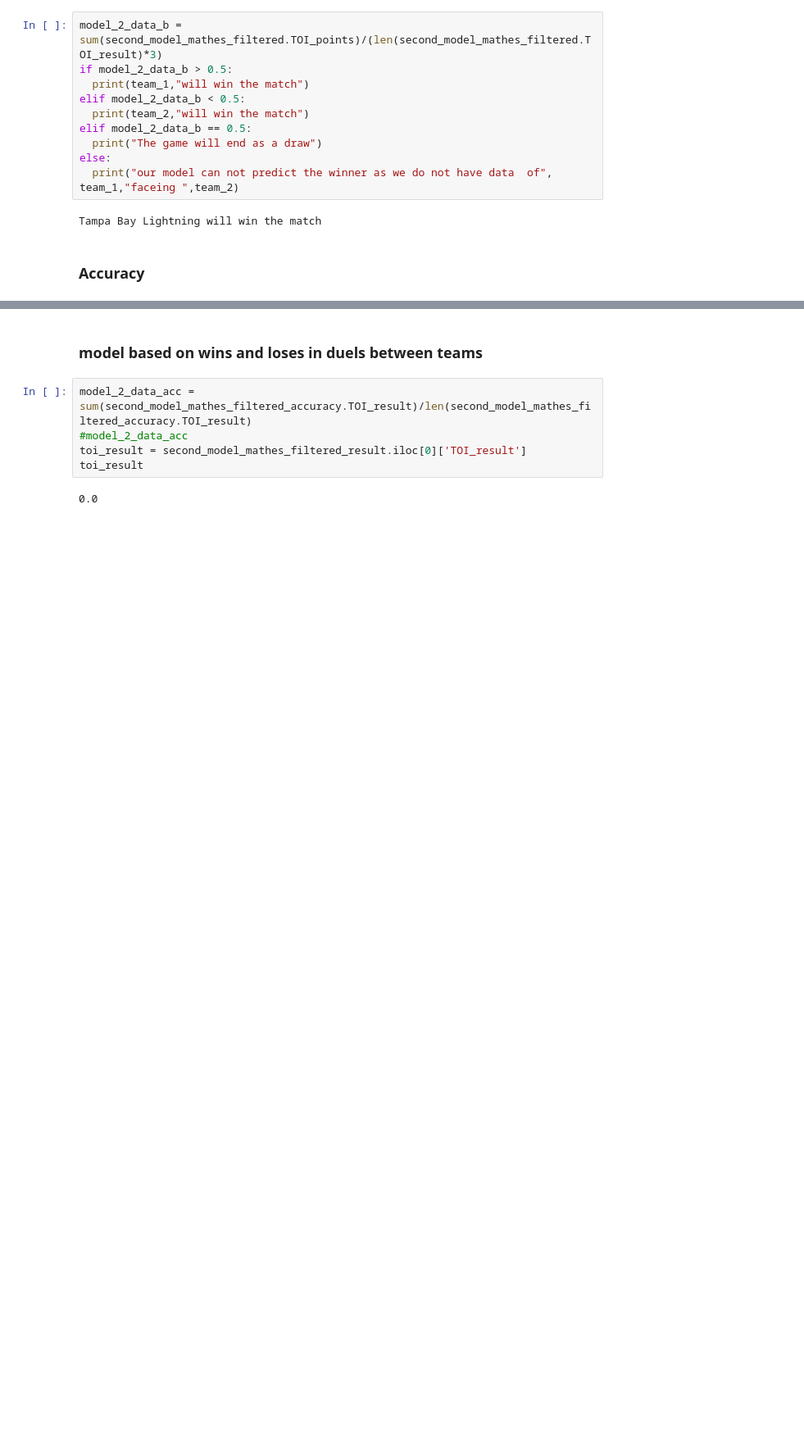
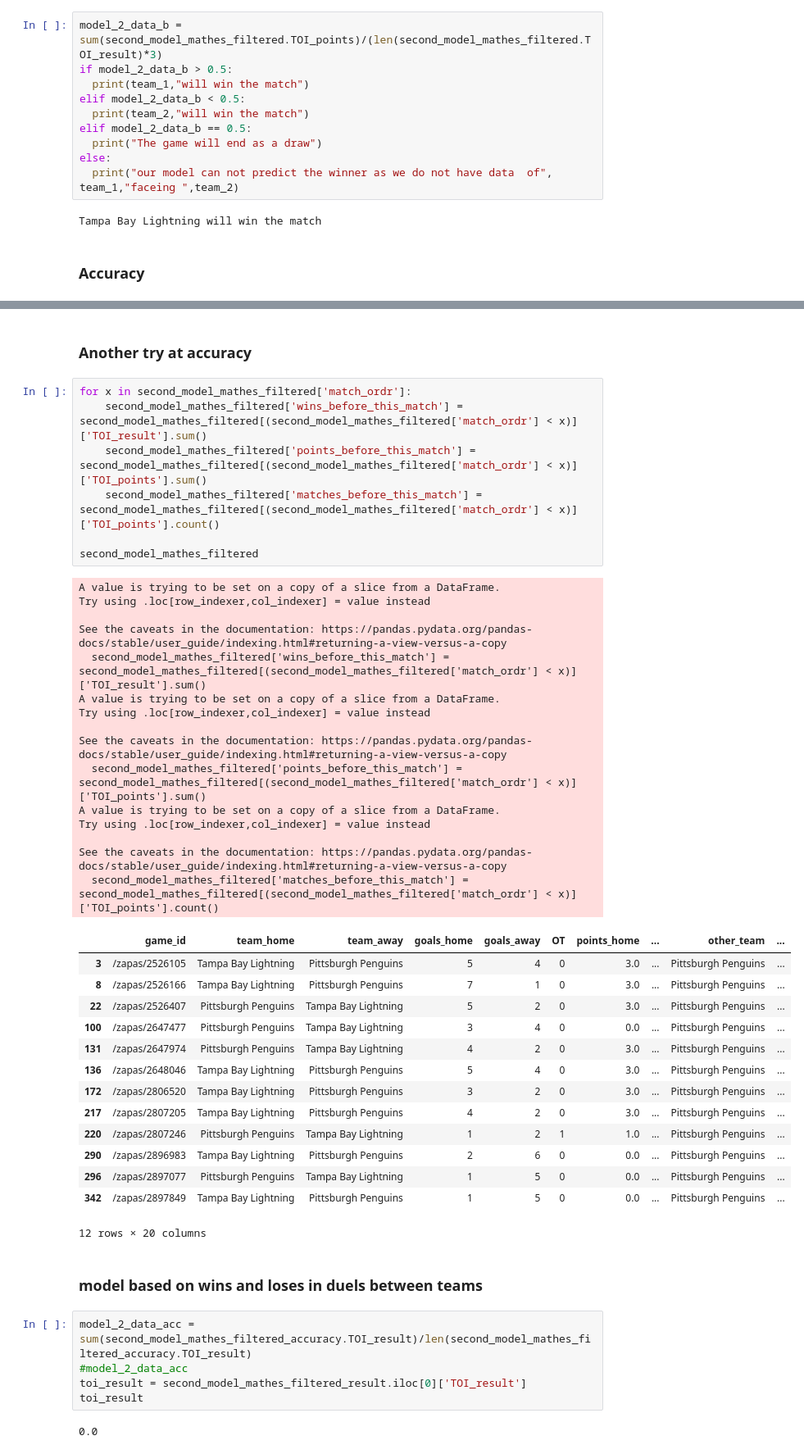
Before and after one commit to pajaKr/nhl_project, a Jupyter notebook: nhl_project.ipynb, the cells around one changed output, grey strips where cells are left out. Shown: that part at 82% size. Cells and saved outputs as stored; diff of their text form; blank space fills up the shorter version.

Commit message:
accuracy first steps

```diff
--- a/nhl_project.ipynb
+++ b/nhl_project.ipynb
@@ -506,3 +518,42 @@ second_model_mathes_filtered_result
+# %% [markdown]
+### Another try at accuracy
+# %%
+for x in second_model_mathes_filtered['match_ordr']:
+    second_model_mathes_filtered['wins_before_this_match'] = second_model_mathes_filtered[(second_model_mathes_filtered['match_ordr'] < x)]['TOI_result'].sum()
+    second_model_mathes_filtered['points_before_this_match'] = second_model_mathes_filtered[(second_model_mathes_filtered['match_ordr'] < x)]['TOI_points'].sum()
+    second_model_mathes_filtered['matches_before_this_match'] = second_model_mathes_filtered[(second_model_mathes_filtered['match_ordr'] < x)]['TOI_points'].count()
+
+second_model_mathes_filtered
+# %% [output]
+A value is trying to be set on a copy of a slice from a DataFrame.
+Try using .loc[row_indexer,col_indexer] = value instead
+
+See the caveats in the documentation: https://pandas.pydata.org/pandas-docs/stable/user_guide/indexing.html#returning-a-view-versus-a-copy
+  second_model_mathes_filtered['wins_before_this_match'] = second_model_mathes_filtered[(second_model_mathes_filtered['match_ordr'] < x)]['TOI_result'].sum()
+A value is trying to be set on a copy of a slice from a DataFrame.
+Try using .loc[row_indexer,col_indexer] = value instead
+
+See the caveats in the documentation: https://pandas.pydata.org/pandas-docs/stable/user_guide/indexing.html#returning-a-view-versus-a-copy
+  second_model_mathes_filtered['points_before_this_match'] = second_model_mathes_filtered[(second_model_mathes_filtered['match_ordr'] < x)]['TOI_points'].sum()
+A value is trying to be set on a copy of a slice from a DataFrame.
+Try using .loc[row_indexer,col_indexer] = value instead
+
+See the caveats in the documentation: https://pandas.pydata.org/pandas-docs/stable/user_guide/indexing.html#returning-a-view-versus-a-copy
+  second_model_mathes_filtered['matches_before_this_match'] = second_model_mathes_filtered[(second_model_mathes_filtered['match_ordr'] < x)]['TOI_points'].count()
+|  | game_id | team_home | team_away | goals_home | goals_away | OT | points_home | ... | other_team | ... |
+| 3 | /zapas/2526105 | Tampa Bay Lightning | Pittsburgh Penguins | 5 | 4 | 0 | 3.0 | ... | Pittsburgh Penguins | ... |
+| 8 | /zapas/2526166 | Tampa Bay Lightning | Pittsburgh Penguins | 7 | 1 | 0 | 3.0 | ... | Pittsburgh Penguins | ... |
+| 22 | /zapas/2526407 | Pittsburgh Penguins | Tampa Bay Lightning | 5 | 2 | 0 | 3.0 | ... | Pittsburgh Penguins | ... |
+| 100 | /zapas/2647477 | Pittsburgh Penguins | Tampa Bay Lightning | 3 | 4 | 0 | 0.0 | ... | Pittsburgh Penguins | ... |
+| 131 | /zapas/2647974 | Pittsburgh Penguins | Tampa Bay Lightning | 4 | 2 | 0 | 3.0 | ... | Pittsburgh Penguins | ... |
+| 136 | /zapas/2648046 | Tampa Bay Lightning | Pittsburgh Penguins | 5 | 4 | 0 | 3.0 | ... | Pittsburgh Penguins | ... |
+| 172 | /zapas/2806520 | Tampa Bay Lightning | Pittsburgh Penguins | 3 | 2 | 0 | 3.0 | ... | Pittsburgh Penguins | ... |
+| 217 | /zapas/2807205 | Tampa Bay Lightning | Pittsburgh Penguins | 4 | 2 | 0 | 3.0 | ... | Pittsburgh Penguins | ... |
+| 220 | /zapas/2807246 | Pittsburgh Penguins | Tampa Bay Lightning | 1 | 2 | 1 | 1.0 | ... | Pittsburgh Penguins | ... |
+| 290 | /zapas/2896983 | Tampa Bay Lightning | Pittsburgh Penguins | 2 | 6 | 0 | 0.0 | ... | Pittsburgh Penguins | ... |
+| 296 | /zapas/2897077 | Pittsburgh Penguins | Tampa Bay Lightning | 1 | 5 | 0 | 0.0 | ... | Pittsburgh Penguins | ... |
+| 342 | /zapas/2897849 | Tampa Bay Lightning | Pittsburgh Penguins | 1 | 5 | 0 | 0.0 | ... | Pittsburgh Penguins | ... |
+12 rows × 20 columns
 # %% [markdown]
 ### model based on wins and loses in duels between teams
 # %%
```
Also changed, not shown: parts of 4 cells of this notebook.
